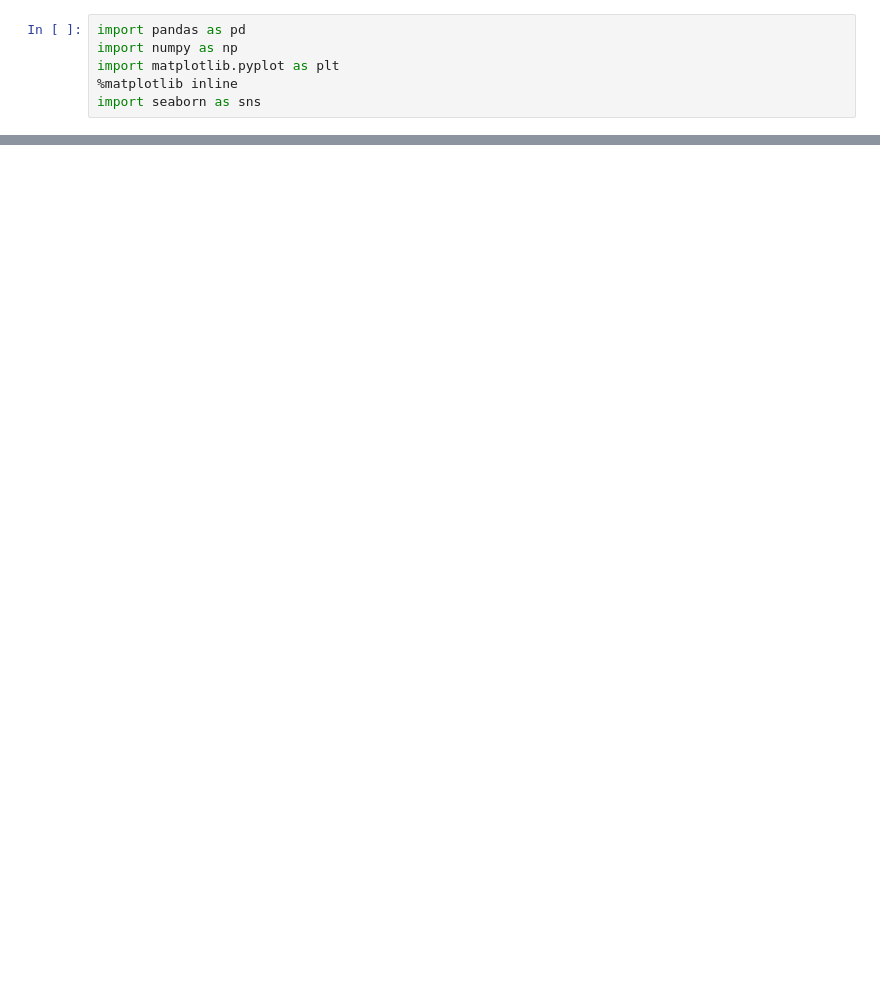
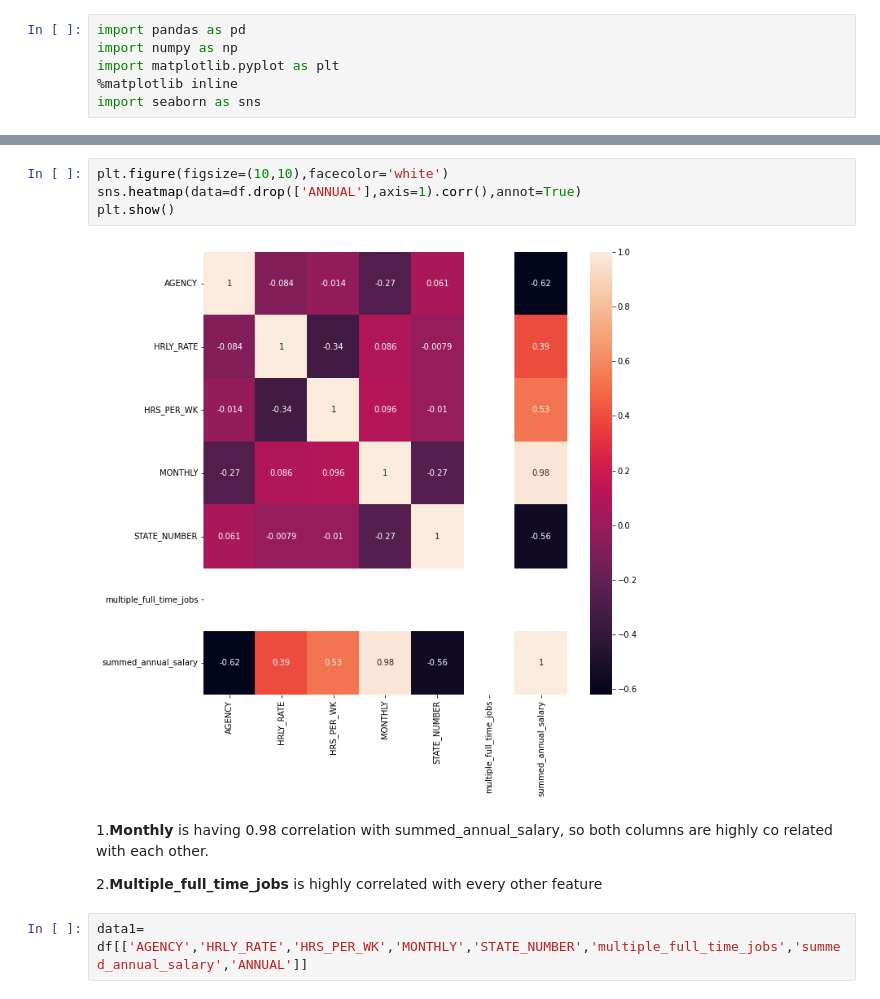
Before and after one commit to Navin7899/Texas-salary-prediction, a Jupyter notebook: Texas_Salary.ipynb, the cells around one changed output, grey strips where cells are left out. Cells and saved outputs as stored; diff of their text form; blank space fills up the shorter version.

```diff
--- a/Texas_Salary.ipynb
+++ b/Texas_Salary.ipynb
@@ -10,0 +303,12 @@ data=pd.read_csv('salary[1].csv')
+# %%
+plt.figure(figsize=(10,10),facecolor='white')
+sns.heatmap(data=df.drop(['ANNUAL'],axis=1).corr(),annot=True)
+plt.show()
+# %% [output]
+[figure, added]
+# %% [markdown]
+1.**Monthly** is having 0.98 correlation with summed_annual_salary, so both columns are highly co related with each other.
+
+2.**Multiple_full_time_jobs** is highly correlated with every other feature
+# %%
+data1= df[['AGENCY','HRLY_RATE','HRS_PER_WK','MONTHLY','STATE_NUMBER','multiple_full_time_jobs','summed_annual_salary','ANNUAL']]
```
Also changed, not shown: parts of 64 cells of this notebook.
